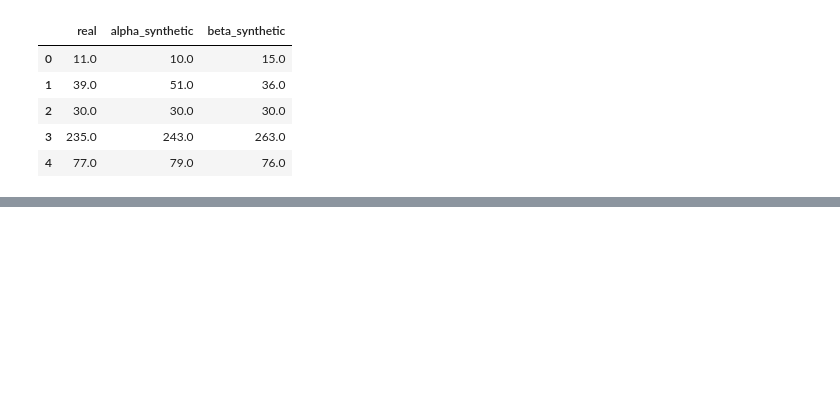
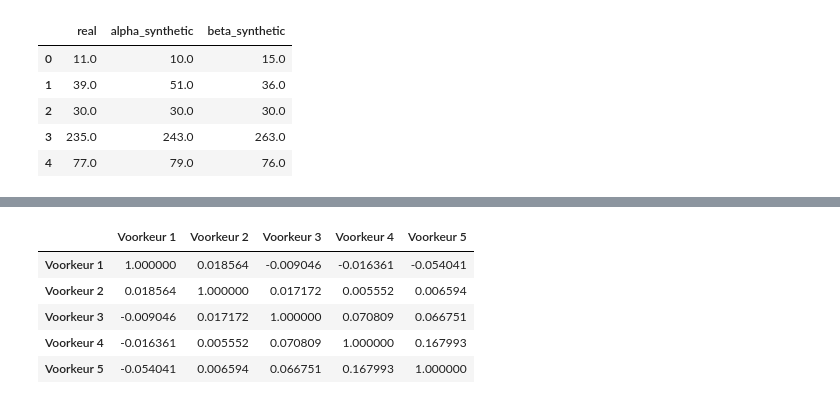
Before and after one commit to aidenta99/thesis, a Jupyter notebook: evaluation.ipynb, the cells around one changed output, grey strips where cells are left out. Drawn from its saved outputs; the diff is of its cells as text; code cells hidden in the pictures; blank space fills up the shorter version.

```diff
--- a/evaluation.ipynb
+++ b/evaluation.ipynb
@@ -121,0 +214,10 @@ fig.show()
+# %%
+alpha_synthetic_corr = encoded_alpha_synthetic[selected_cols].corr()
+alpha_synthetic_corr.style.background_gradient(cmap='coolwarm')
+# %% [output]
+|  | Voorkeur 1 | Voorkeur 2 | Voorkeur 3 | Voorkeur 4 | Voorkeur 5 |
+| Voorkeur 1 | 1.000000 | 0.018564 | -0.009046 | -0.016361 | -0.054041 |
+| Voorkeur 2 | 0.018564 | 1.000000 | 0.017172 | 0.005552 | 0.006594 |
+| Voorkeur 3 | -0.009046 | 0.017172 | 1.000000 | 0.070809 | 0.066751 |
+| Voorkeur 4 | -0.016361 | 0.005552 | 0.070809 | 1.000000 | 0.167993 |
+| Voorkeur 5 | -0.054041 | 0.006594 | 0.066751 | 0.167993 | 1.000000 |
```
Also changed, not shown: parts of 17 cells of this notebook.
